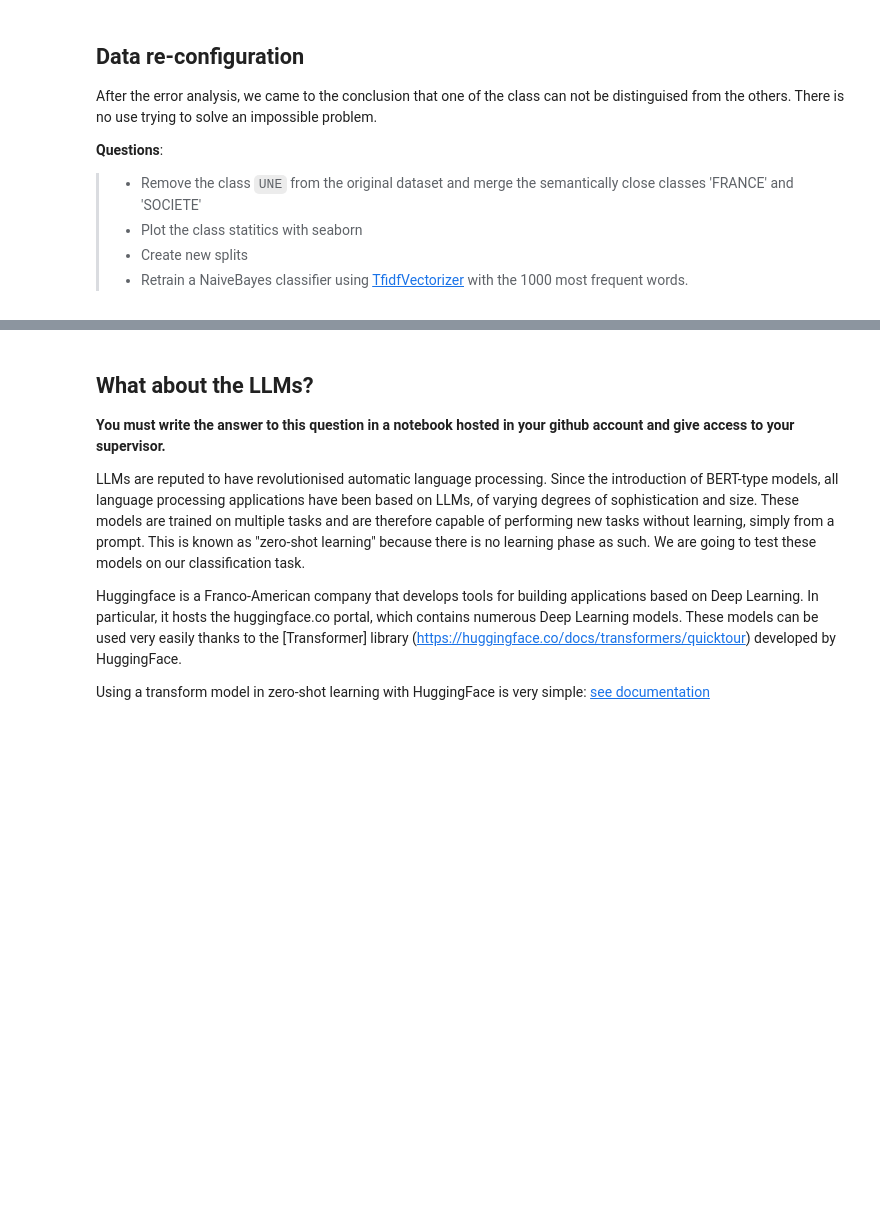
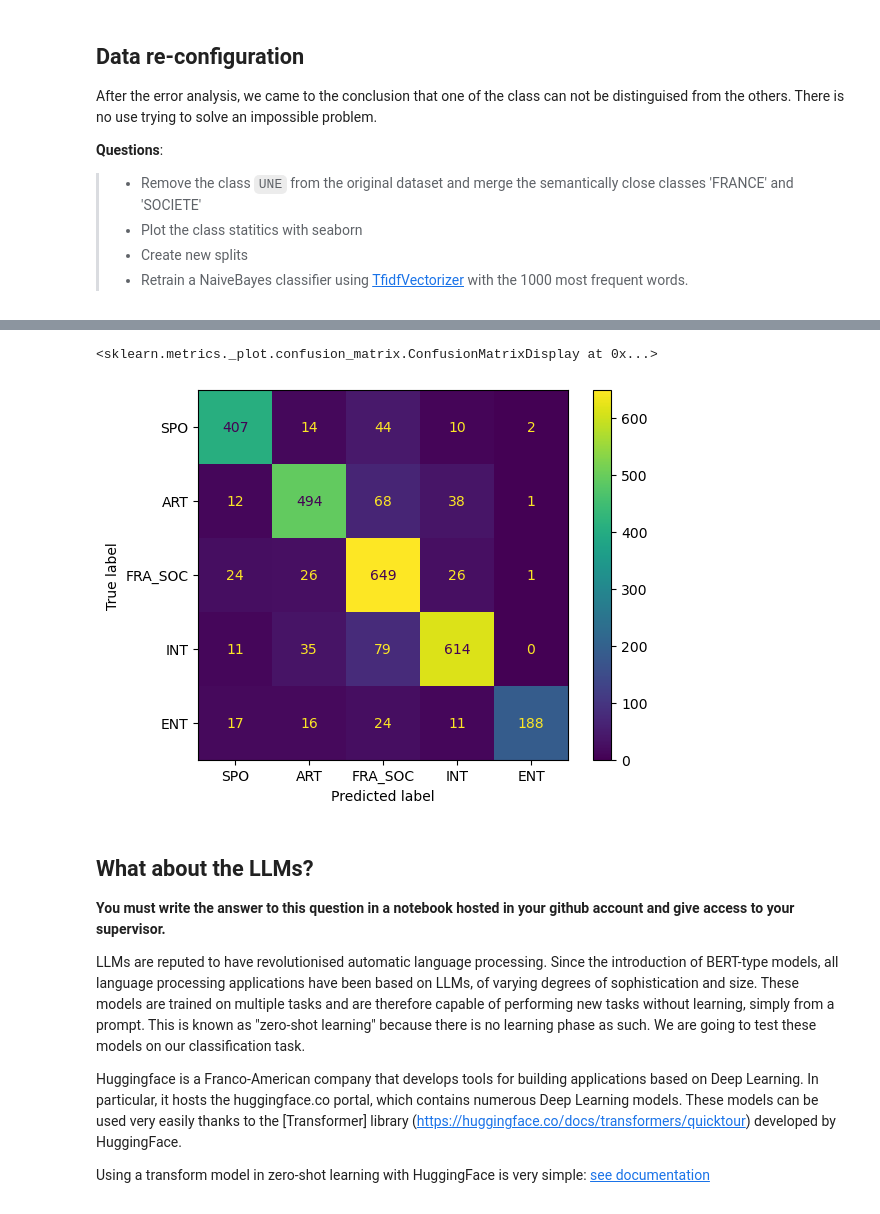
Before and after one commit to AminaManseur29/nlp-lab-text-classification, a Jupyter notebook: TextClassification_LeMonde.ipynb, the cells around one changed output, grey strips where cells are left out. Saved outputs shown, nothing was run; the diff lists cells and outputs as text; code cells hidden in the pictures; blank space fills up the shorter version.

```diff
--- a/TextClassification_LeMonde.ipynb
+++ b/TextClassification_LeMonde.ipynb
@@ -250,0 +307,16 @@ from sklearn.feature_extraction.text import TfidfVectorizer
+# %%
+# Create document vectors
+# create the vectorizer object
+vectorizer = CountVectorizer(max_features=1000)
+# fit on train data
+vectorizer.fit(X_train)
+# apply it on train and dev data
+X_train_counts = vectorizer.transform(X_train)
+X_test_counts = vectorizer.transform(X_test)
+X_dev_counts = vectorizer.transform(X_dev)
+
+# Apply TfidfVectorizer
+tf_transformer = TfidfTransformer().fit(X_train_counts)
+X_train_tf = tf_transformer.transform(X_train_counts)
+X_test_tf = tf_transformer.transform(X_test_counts)
+X_dev_tf = tf_transformer.transform(X_dev_counts)
@@ -251,3 +340,16 @@ from sklearn.feature_extraction.text import TfidfVectorizer
+# %%
+# Print the scores
+y_pred = clf.predict(X_test_tf)
+classification_report(y_test, y_pred)
+# %%
+# Print confusion matric
+cm = confusion_matrix(y_test, y_pred)
+
+disp = ConfusionMatrixDisplay(confusion_matrix=cm, display_labels=articles_df.category.unique())
+disp.plot()
+# %% [output]
+<sklearn.metrics._plot.confusion_matrix.ConfusionMatrixDisplay at 0x...>
+[figure, added]
 # %% [markdown]
 ## What about the LLMs?
 
```
Also changed, not shown: parts of 17 cells of this notebook, 1 other file.
